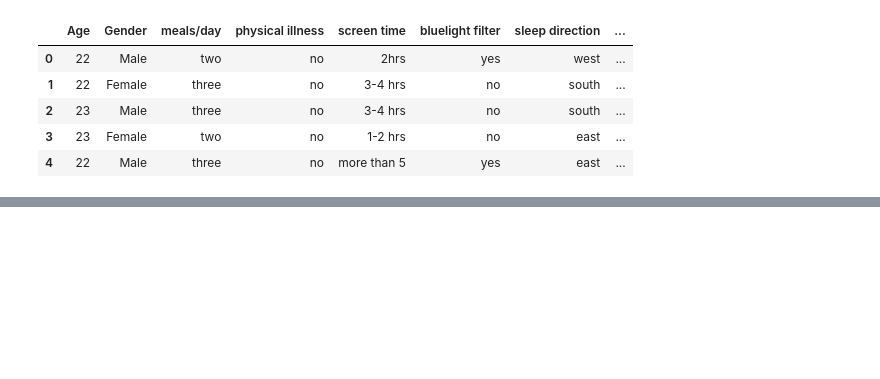
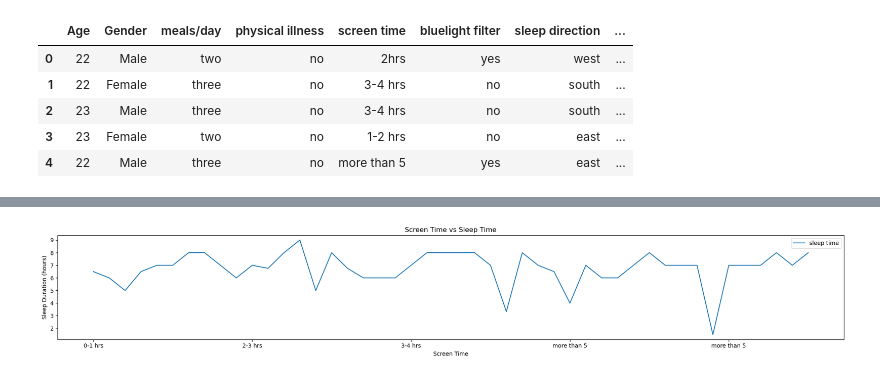
Before and after one commit to bthomasw/project1, a Jupyter notebook: sleep_analysis_graphs.ipynb, the cells around one changed output, grey strips where cells are left out. Saved outputs shown, nothing was run; the diff lists cells and outputs as text; code cells hidden in the pictures; blank space fills up the shorter version.

```diff
--- a/sleep_analysis_graphs.ipynb
+++ b/sleep_analysis_graphs.ipynb
@@ -66,3 +83,26 @@ plt.show()
+# %%
+#0-1 hrs, 1-2 hrs, 2 hrs, 2-3 hrs, 3-4 hrs, 4-5 hrs, more than 5
+
+# Establish the bins
+size_bins = [0, 1, 2, 3, 4, 5, 6]
+labels = ["0-1", "1-2", "2-3", "3-4", "4-5", "<5"]
+
+
+
+# Use `pd.cut` to categorize spending based on the bins.
+screen_and_sleep["screen time"] = pd.cut(screen_and_sleep["sleep time"], size_bins, labels=labels)
+screen_and_sleep
+
+# Set a title for the chart
+screen_and_sleep.plot(kind="line", figsize=(20,3.5))
+plt.title("Screen Time vs Sleep Time")
+plt.xlabel("Screen Time")
+plt.ylabel("Sleep Duration (hours)")
+
+plt.tight_layout()
+plt.show()
+# %% [output]
+[figure, added]
 # %%
 #0-1 hrs, 1-2 hrs, 2 hrs, 2-3 hrs, 3-4 hrs, 4-5 hrs, more than 5
 
```
Also changed, not shown: parts of 8 cells of this notebook, 2 other files.
